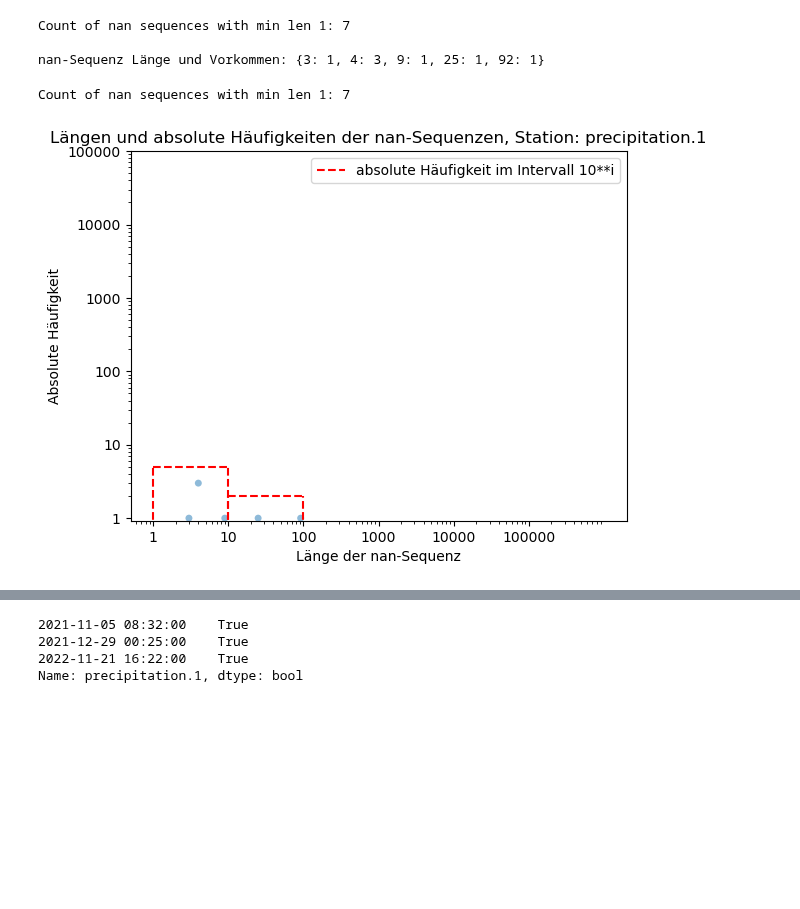
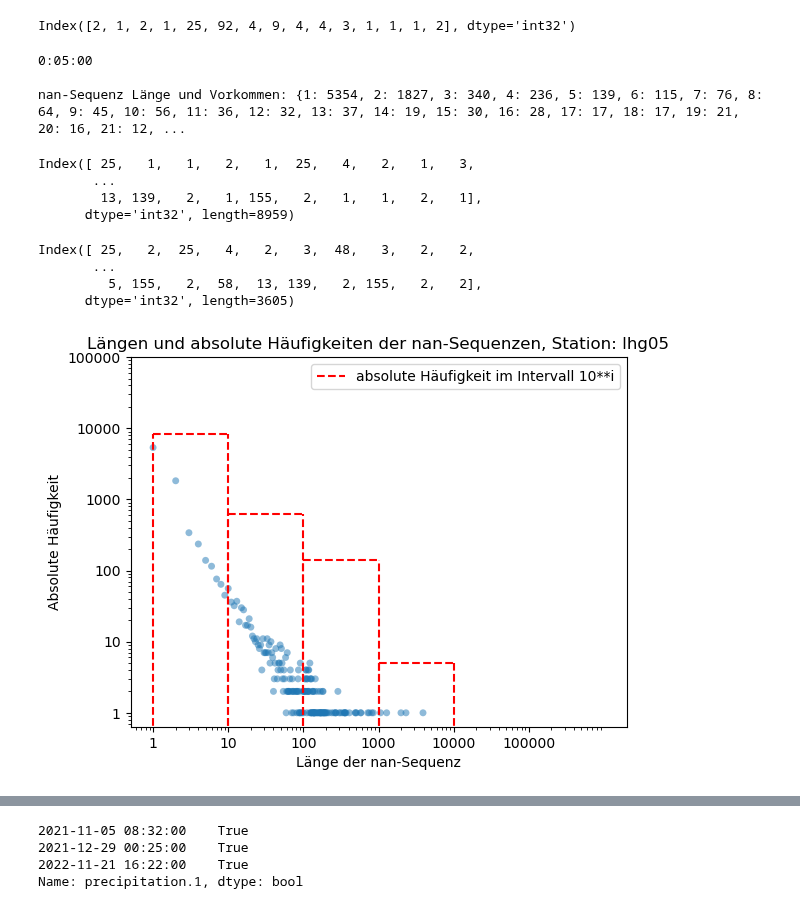
Before and after one commit to Nicholas202024/Hiwi_Code, a Jupyter notebook: kurze_nan_sequenzen_checken.ipynb, the cells around one changed output, grey strips where cells are left out. Saved outputs shown, nothing was run; the diff lists cells and outputs as text; code cells hidden in the pictures; blank space fills up the shorter version.

```diff
--- a/kurze_nan_sequenzen_checken.ipynb
+++ b/kurze_nan_sequenzen_checken.ipynb
@@ -88,7 +122,7 @@ lhg_rtu = lhg_rtu.reindex(new_index)
 # %%
-def histogramm_scatter(data, column):
+def histogramm_scatter(data, column, td):
 
-    station = list_nan_sequences(data, column, 1)
+    station = list_nan_sequences_schnell(data, column, td)
 
     absolute_frequencies = np.unique(station, return_counts=True)
 
@@ -182,8 +216,13 @@ def list_nan_sequences(dataframe, column, min_len):
+# %%
+list_nan_sequences_schnell(WS100_rtu, 'precipitation.1', '1min')
+# %% [output]
+Index([2, 1, 2, 1, 25, 92, 4, 9, 4, 4, 3, 1, 1, 1, 2], dtype='int32')
 # %%
 # nan die alleine Stehen zu 0 machen
 
-station_touse = WS100_rtu
-column = 'precipitation.1'
+station_touse = lhg_rtu
+column = 'lhg05'
+# td = '1min'
 
 station = station_touse.copy()
 
@@ -194,7 +233,9 @@ if station.index.diff()[2] == datetime.timedelta(minutes=1):
 elif station.index.diff()[2] == datetime.timedelta(minutes=5):
     td = datetime.timedelta(minutes=5)
 
-list_station = list_nan_sequences(station, column, 1)
+print(td)
+
+list_station = list_nan_sequences_schnell(station, column, td)
 x, y = np.unique(list_station, return_counts=True)
 dic = dict(zip(x, y))
 print('\nnan-Sequenz Länge und Vorkommen:', dic, '\n')
@@ -207,12 +248,25 @@ for value, index in zip(mask_isna, mask_isna.index):
             station[column].loc[index] = 0
             # print(index)
 # %% [output]
-Count of nan sequences with min len 1: 7
+0:05:00
 
-nan-Sequenz Länge und Vorkommen: {3: 1, 4: 3, 9: 1, 25: 1, 92: 1}
+nan-Sequenz Länge und Vorkommen: {1: 5354, 2: 1827, 3: 340, 4: 236, 5: 139, 6: 115, 7: 76, 8: 64, 9: 45, 10: 56, 11: 36, 12: 32, 13: 37, 14: 19, 15: 30, 16: 28, 17: 17, 18: 17, 19: 21, 20: 16, 21: 12, ...
+# %%
+list_nan_sequences_schnell(station_touse, 'lhg05', td)
+# %% [output]
+Index([ 25,   1,   1,   2,   1,  25,   4,   2,   1,   3,
+       ...
+        13, 139,   2,   1, 155,   2,   1,   1,   2,   1],
+      dtype='int32', length=8959)
+# %%
+list_nan_sequences_schnell(station, 'lhg05', td)
+# %% [output]
+Index([ 25,   2,  25,   4,   2,   3,  48,   3,   2,   2,
+       ...
+         5, 155,   2,  58,  13, 139,   2, 155,   2,   2],
+      dtype='int32', length=3605)
 # %%
-histogramm_scatter(station_touse, column)
+histogramm_scatter(station_touse, column, td)
 # %% [output]
-Count of nan sequences with min len 1: 7
-[figure, old version]
+[figure, new version]
 # %%
```
Also changed, not shown: parts of 14 cells of this notebook, 3 other files.
